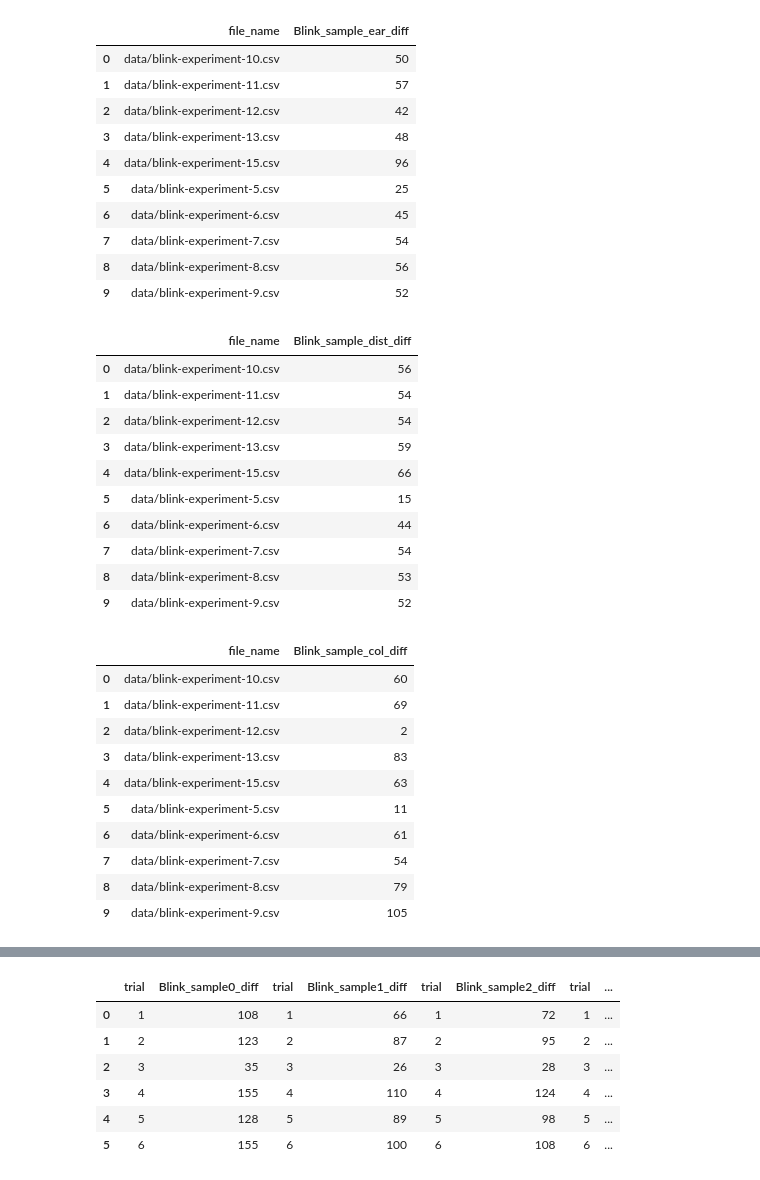
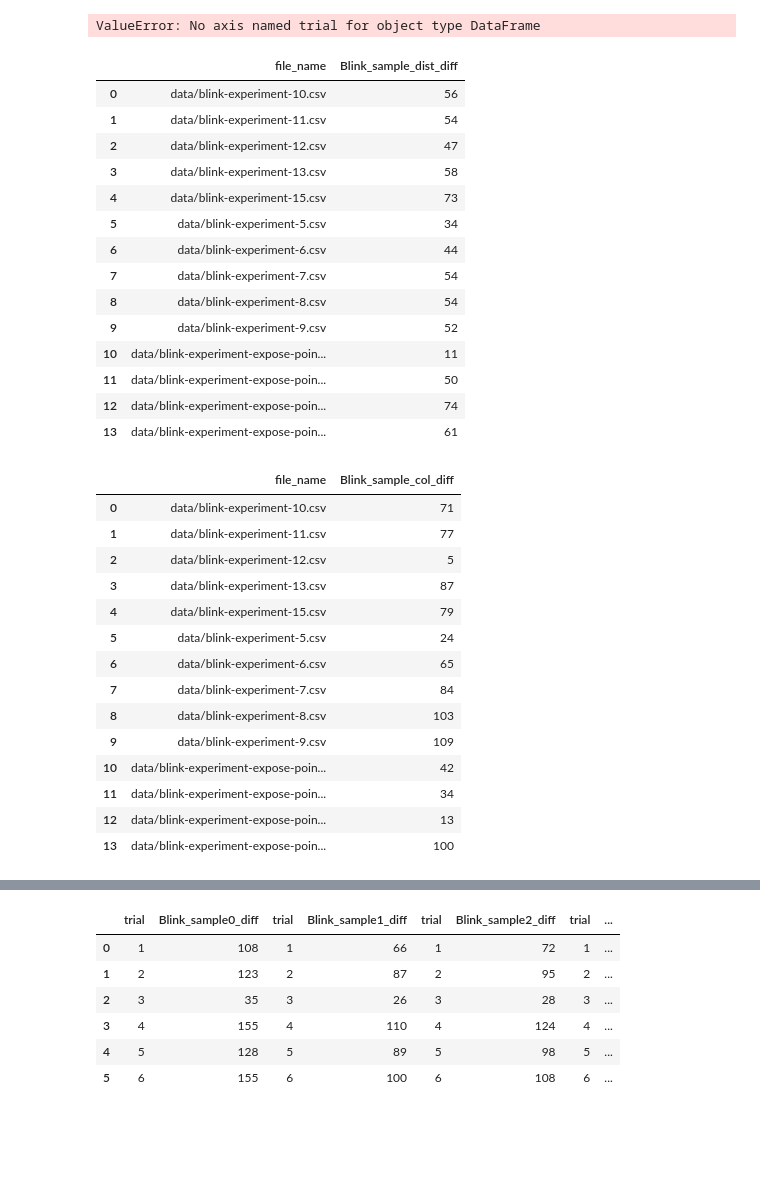
Before and after one commit to agustin-penas/wg-DataAnalysis, a Jupyter notebook: analysis2.ipynb, the cells around one changed output, grey strips where cells are left out. Cells and saved outputs as stored; diff of their text form; code cells hidden in the pictures; blank space fills up the shorter version.

```diff
--- a/analysis2.ipynb
+++ b/analysis2.ipynb
@@ -131,3 +158,13 @@ df_webgazer["Blink_sample4"] = df_webgazer["isBlinkByEar"].apply(lambda x: int(x
 df_webgazer["Blink_sample5"] = df_webgazer["isBlinkByEar"].apply(lambda x: int(x[5]==True))
 df_webgazer["Blink_sample6"] = df_webgazer["isBlinkByEar"].apply(lambda x: int(x[6]==True))
 df_webgazer["Blink_sample7"] = df_webgazer["isBlinkByEar"].apply(lambda x: int(x[7]==True))
+df_webgazer["Blink_sample8"] = df_webgazer["isBlinkByEar"].apply(lambda x: int(x[8]==True))
+df_webgazer["Blink_sample9"] = df_webgazer["isBlinkByEar"].apply(lambda x: int(x[9]==True))
+df_webgazer["Blink_sample10"] = df_webgazer["isBlinkByEar"].apply(lambda x: int(x[9]==True))
+df_webgazer["Blink_sample11"] = df_webgazer["isBlinkByEar"].apply(lambda x: int(x[10]==True))
+df_webgazer["Blink_sample12"] = df_webgazer["isBlinkByEar"].apply(lambda x: int(x[11]==True))
+df_webgazer["Blink_sample13"] = df_webgazer["isBlinkByEar"].apply(lambda x: int(x[12]==True))
+df_webgazer["Blink_sample14"] = df_webgazer["isBlinkByEar"].apply(lambda x: int(x[13]==True))
+df_webgazer["Blink_sample15"] = df_webgazer["isBlinkByEar"].apply(lambda x: int(x[14]==True))
+df_webgazer["Blink_sample16"] = df_webgazer["isBlinkByEar"].apply(lambda x: int(x[15]==True))
+df_webgazer["Blink_sample17"] = df_webgazer["isBlinkByEar"].apply(lambda x: int(x[16]==True))
@@ -173,26 +236,16 @@ result
 # %%
  #resultados por participante blink ear
-df_webgazer["Blink_sample_ear"] = df_webgazer["isBlinkByEar"].apply(lambda x: int(x[5]==True))
+df_webgazer["Blink_sample_ear"] = df_webgazer["isBlinkByEar"].apply(lambda x: int(x[0]==True))
 df_webgazer["Blink_sample_ear_diff"] = (df_webgazer['Blink_sample_ear'].shift(1)+1 == df_webgazer['Blink_sample_ear'])
 
 
-result_per_participant_ear = df_webgazer.groupby('file_name')['Blink_sample_ear_diff'].sum().reset_index()
+result_per_participant_ear = df_webgazer.groupby('file_name', 'trial')['Blink_sample_ear_diff'].sum().reset_index()
 result_per_participant_ear
 # %% [output]
-|  | file_name | Blink_sample_ear_diff |
-| 0 | data/blink-experiment-10.csv | 50 |
-| 1 | data/blink-experiment-11.csv | 57 |
-| 2 | data/blink-experiment-12.csv | 42 |
-| 3 | data/blink-experiment-13.csv | 48 |
-| 4 | data/blink-experiment-15.csv | 96 |
-| 5 | data/blink-experiment-5.csv | 25 |
-| 6 | data/blink-experiment-6.csv | 45 |
-| 7 | data/blink-experiment-7.csv | 54 |
-| 8 | data/blink-experiment-8.csv | 56 |
-| 9 | data/blink-experiment-9.csv | 52 |
+ValueError: No axis named trial for object type DataFrame
 # %%
  #resultados por participante blink distance
-df_webgazer["Blink_sample_dist"] = df_webgazer["isBlinkByDistance"].apply(lambda x: int(x[5]==True))
+df_webgazer["Blink_sample_dist"] = df_webgazer["isBlinkByDistance"].apply(lambda x: int(x[0]==True))
 df_webgazer["Blink_sample_dist_diff"] = (df_webgazer['Blink_sample_dist'].shift(1)+1 == df_webgazer['Blink_sample_dist'])
 
 
@@ -202,33 +255,41 @@ result_per_participant_dist
 |  | file_name | Blink_sample_dist_diff |
 | 0 | data/blink-experiment-10.csv | 56 |
 | 1 | data/blink-experiment-11.csv | 54 |
-| 2 | data/blink-experiment-12.csv | 54 |
-| 3 | data/blink-experiment-13.csv | 59 |
-| 4 | data/blink-experiment-15.csv | 66 |
-| 5 | data/blink-experiment-5.csv | 15 |
+| 2 | data/blink-experiment-12.csv | 47 |
+| 3 | data/blink-experiment-13.csv | 58 |
+| 4 | data/blink-experiment-15.csv | 73 |
+| 5 | data/blink-experiment-5.csv | 34 |
 | 6 | data/blink-experiment-6.csv | 44 |
 | 7 | data/blink-experiment-7.csv | 54 |
-| 8 | data/blink-experiment-8.csv | 53 |
+| 8 | data/blink-experiment-8.csv | 54 |
 | 9 | data/blink-experiment-9.csv | 52 |
+| 10 | data/blink-experiment-expose-poin... | 11 |
+| 11 | data/blink-experiment-expose-poin... | 50 |
+| 12 | data/blink-experiment-expose-poin... | 74 |
+| 13 | data/blink-experiment-expose-poin... | 61 |
 # %%
  #resultados por participante blink color
-df_webgazer["Blink_sample_col"] = df_webgazer["isBlinkColors"].apply(lambda x: int(x[5]==True))
+df_webgazer["Blink_sample_col"] = df_webgazer["isBlinkColors"].apply(lambda x: int(x[0]==True))
 df_webgazer["Blink_sample_col_diff"] = (df_webgazer['Blink_sample_col'].shift(1)+1 == df_webgazer['Blink_sample_col'])
 
 
 result_per_participant_col = df_webgazer.groupby('file_name')['Blink_sample_col_diff'].sum().reset_index()
 result_per_participant_col
 # %% [output]
 |  | file_name | Blink_sample_col_diff |
-| 0 | data/blink-experiment-10.csv | 60 |
-| 1 | data/blink-experiment-11.csv | 69 |
-| 2 | data/blink-experiment-12.csv | 2 |
-| 3 | data/blink-experiment-13.csv | 83 |
-| 4 | data/blink-experiment-15.csv | 63 |
-| 5 | data/blink-experiment-5.csv | 11 |
-| 6 | data/blink-experiment-6.csv | 61 |
-| 7 | data/blink-experiment-7.csv | 54 |
-| 8 | data/blink-experiment-8.csv | 79 |
-| 9 | data/blink-experiment-9.csv | 105 |
+| 0 | data/blink-experiment-10.csv | 71 |
+| 1 | data/blink-experiment-11.csv | 77 |
+| 2 | data/blink-experiment-12.csv | 5 |
+| 3 | data/blink-experiment-13.csv | 87 |
+| 4 | data/blink-experiment-15.csv | 79 |
+| 5 | data/blink-experiment-5.csv | 24 |
+| 6 | data/blink-experiment-6.csv | 65 |
+| 7 | data/blink-experiment-7.csv | 84 |
+| 8 | data/blink-experiment-8.csv | 103 |
+| 9 | data/blink-experiment-9.csv | 109 |
+| 10 | data/blink-experiment-expose-poin... | 42 |
+| 11 | data/blink-experiment-expose-poin... | 34 |
+| 12 | data/blink-experiment-expose-poin... | 13 |
+| 13 | data/blink-experiment-expose-poin... | 100 |
 # %%
  #resultados por participante blink corr
```
Also changed, not shown: parts of 13 cells of this notebook, 10 other files.
